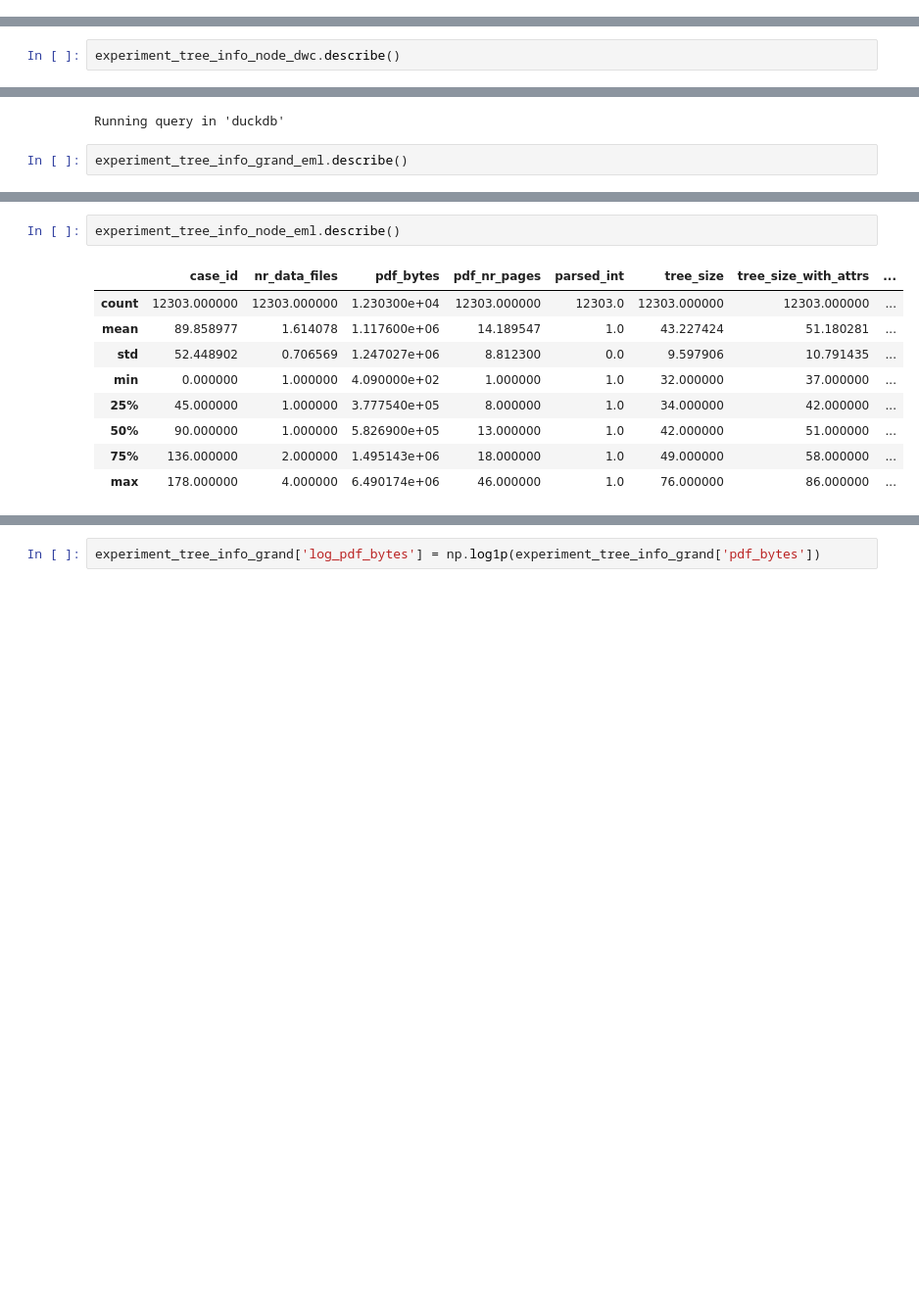
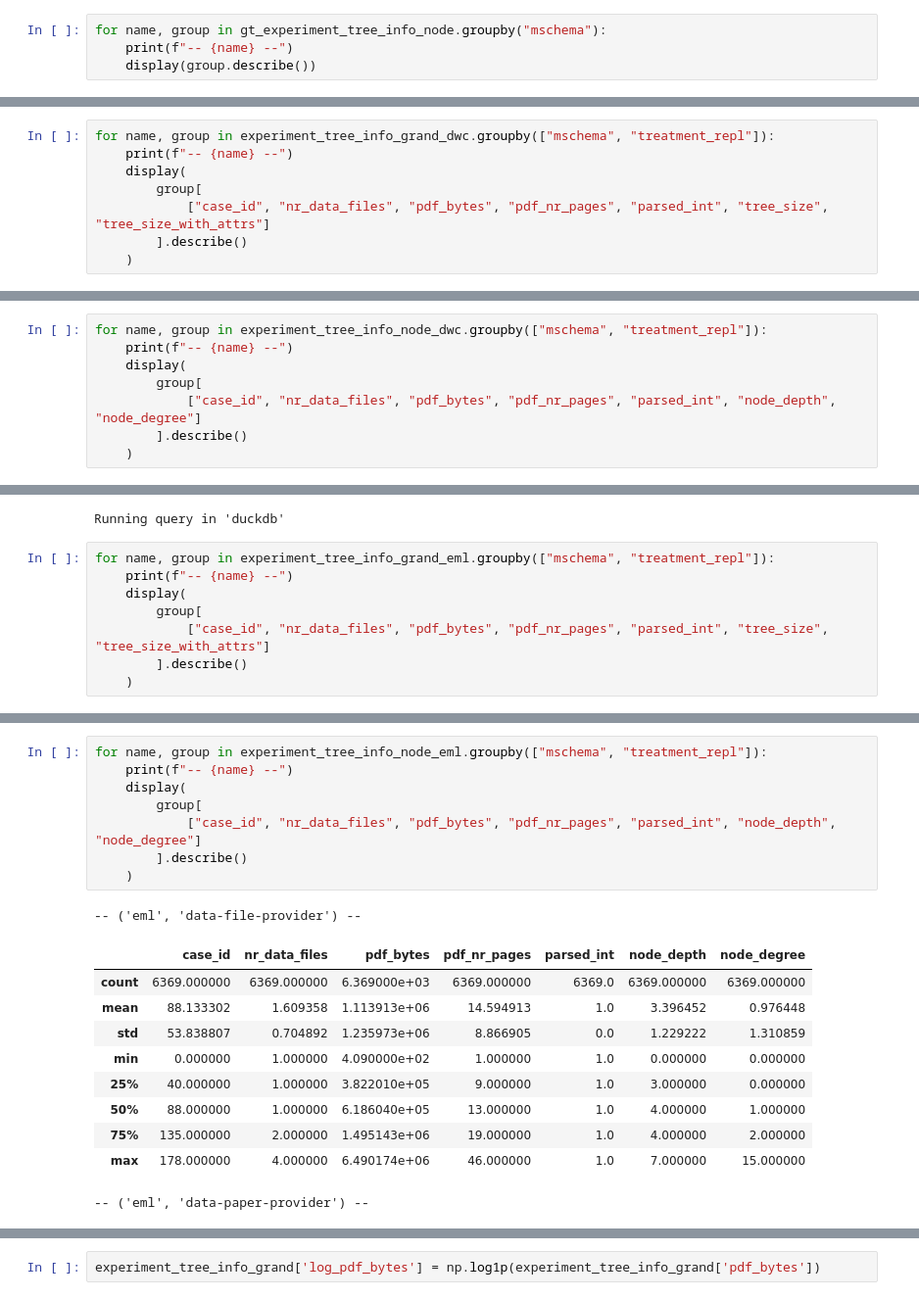
Before and after one commit to mitja-o/metadata-assistant, a Jupyter notebook: analysis/experiment_results_collected.ipynb, the cells around one changed output, grey strips where cells are left out. Shown at 98% size. Drawn from its saved outputs; the diff is of its cells as text; blank space fills up the shorter version.

```diff
--- a/analysis/experiment_results_collected.ipynb
+++ b/analysis/experiment_results_collected.ipynb
@@ -621,0 +668,4 @@ Running query in 'duckdb'
+# %%
+for name, group in gt_experiment_tree_info_node.groupby("mschema"):
+    print(f"-- {name} --")
+    display(group.describe())
@@ -671,0 +725,8 @@ experiment_tree_info_grand_dwc.describe()
+# %%
+for name, group in experiment_tree_info_grand_dwc.groupby(["mschema", "treatment_repl"]):
+    print(f"-- {name} --")
+    display(
+        group[
+            ["case_id", "nr_data_files", "pdf_bytes", "pdf_nr_pages", "parsed_int", "tree_size", "tree_size_with_attrs"]
+        ].describe()
+    )
@@ -672,3 +754,9 @@ experiment_tree_info_grand_dwc.describe()
 # %%
-experiment_tree_info_node_dwc.describe()
+for name, group in experiment_tree_info_node_dwc.groupby(["mschema", "treatment_repl"]):
+    print(f"-- {name} --")
+    display(
+        group[
+            ["case_id", "nr_data_files", "pdf_bytes", "pdf_nr_pages", "parsed_int", "node_depth", "node_degree"]
+        ].describe()
+    )
 # %% [output]
@@ -714,5 +813,11 @@ WHERE mschema = 'eml'
 # %% [output]
 Running query in 'duckdb'
 # %%
-experiment_tree_info_grand_eml.describe()
+for name, group in experiment_tree_info_grand_eml.groupby(["mschema", "treatment_repl"]):
+    print(f"-- {name} --")
+    display(
+        group[
+            ["case_id", "nr_data_files", "pdf_bytes", "pdf_nr_pages", "parsed_int", "tree_size", "tree_size_with_attrs"]
+        ].describe()
+    )
 # %% [output]
@@ -728,12 +844,20 @@ experiment_tree_info_grand_eml.describe()
 # %%
-experiment_tree_info_node_eml.describe()
+for name, group in experiment_tree_info_node_eml.groupby(["mschema", "treatment_repl"]):
+    print(f"-- {name} --")
+    display(
+        group[
+            ["case_id", "nr_data_files", "pdf_bytes", "pdf_nr_pages", "parsed_int", "node_depth", "node_degree"]
+        ].describe()
+    )
 # %% [output]
+-- ('eml', 'data-file-provider') --
-|  | case_id | nr_data_files | pdf_bytes | pdf_nr_pages | parsed_int | tree_size | tree_size_with_attrs | ... |
-| count | 12303.000000 | 12303.000000 | 1.230300e+04 | 12303.000000 | 12303.0 | 12303.000000 | 12303.000000 | ... |
-| mean | 89.858977 | 1.614078 | 1.117600e+06 | 14.189547 | 1.0 | 43.227424 | 51.180281 | ... |
-| std | 52.448902 | 0.706569 | 1.247027e+06 | 8.812300 | 0.0 | 9.597906 | 10.791435 | ... |
-| min | 0.000000 | 1.000000 | 4.090000e+02 | 1.000000 | 1.0 | 32.000000 | 37.000000 | ... |
-| 25% | 45.000000 | 1.000000 | 3.777540e+05 | 8.000000 | 1.0 | 34.000000 | 42.000000 | ... |
-| 50% | 90.000000 | 1.000000 | 5.826900e+05 | 13.000000 | 1.0 | 42.000000 | 51.000000 | ... |
-| 75% | 136.000000 | 2.000000 | 1.495143e+06 | 18.000000 | 1.0 | 49.000000 | 58.000000 | ... |
-| max | 178.000000 | 4.000000 | 6.490174e+06 | 46.000000 | 1.0 | 76.000000 | 86.000000 | ... |
+|  | case_id | nr_data_files | pdf_bytes | pdf_nr_pages | parsed_int | node_depth | node_degree |
+| count | 6369.000000 | 6369.000000 | 6.369000e+03 | 6369.000000 | 6369.0 | 6369.000000 | 6369.000000 |
+| mean | 88.133302 | 1.609358 | 1.113913e+06 | 14.594913 | 1.0 | 3.396452 | 0.976448 |
+| std | 53.838807 | 0.704892 | 1.235973e+06 | 8.866905 | 0.0 | 1.229222 | 1.310859 |
+| min | 0.000000 | 1.000000 | 4.090000e+02 | 1.000000 | 1.0 | 0.000000 | 0.000000 |
+| 25% | 40.000000 | 1.000000 | 3.822010e+05 | 9.000000 | 1.0 | 3.000000 | 0.000000 |
+| 50% | 88.000000 | 1.000000 | 6.186040e+05 | 13.000000 | 1.0 | 4.000000 | 1.000000 |
+| 75% | 135.000000 | 2.000000 | 1.495143e+06 | 19.000000 | 1.0 | 4.000000 | 2.000000 |
+| max | 178.000000 | 4.000000 | 6.490174e+06 | 46.000000 | 1.0 | 7.000000 | 15.000000 |
+-- ('eml', 'data-paper-provider') --
```
Also changed, not shown: parts of 48 cells of this notebook.
